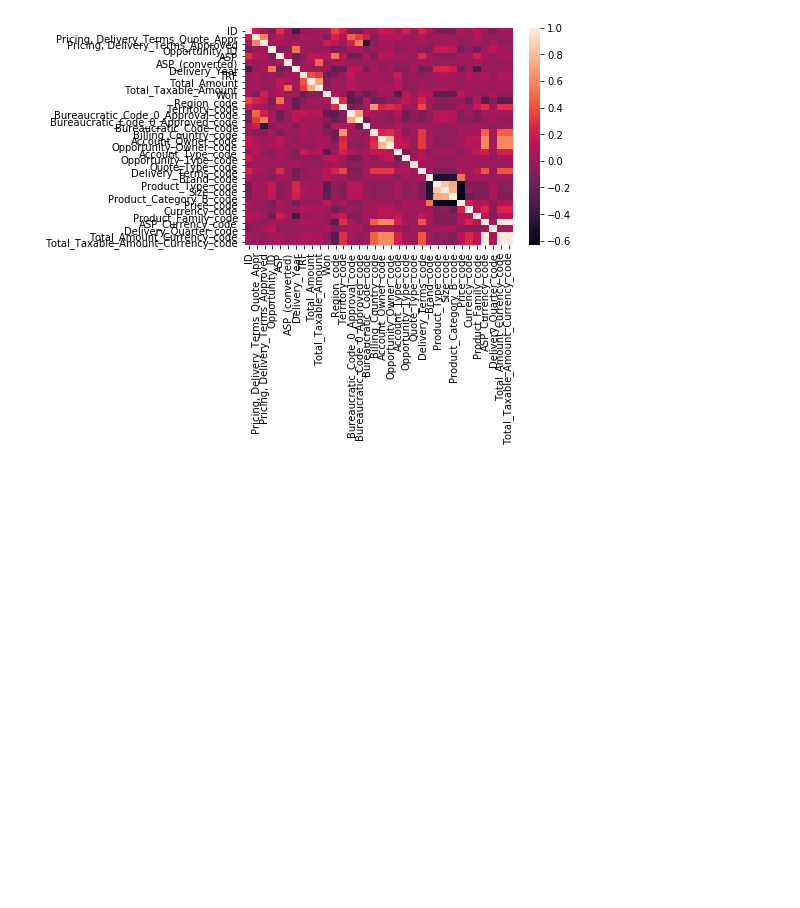
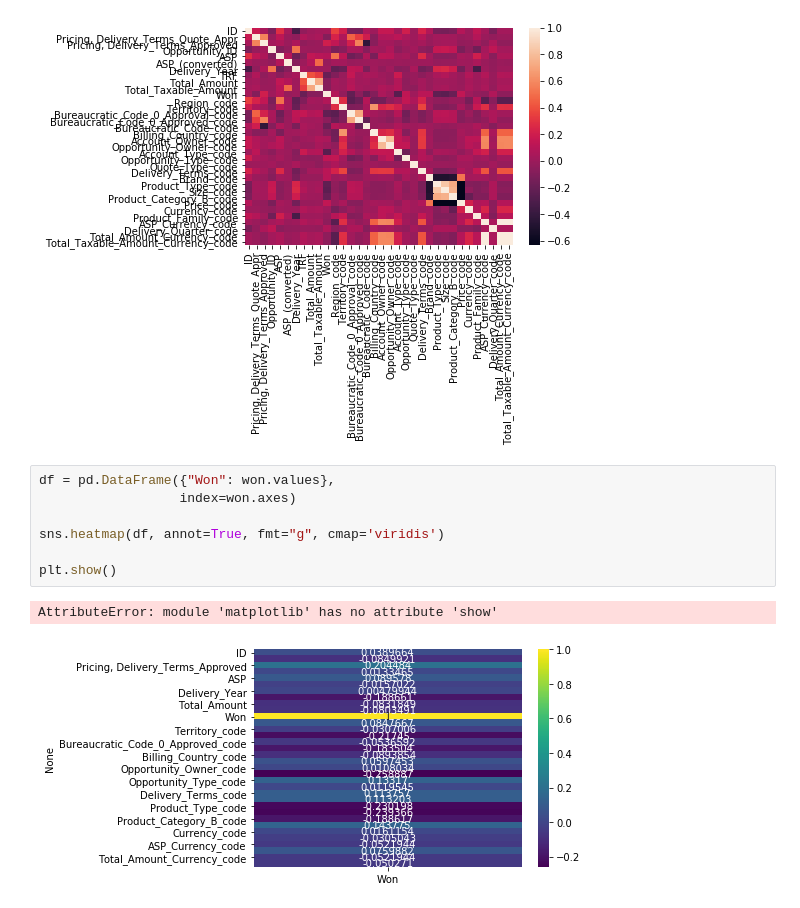
Before and after one commit to CeciliaRoldan/Pycantes, a Jupyter notebook: notebooks/correlation.ipynb, the cells around one changed output. Drawn from its saved outputs; the diff is of its cells as text; blank space fills up the shorter version.

Commit message:
Heatmap solo con la columna Won

```diff
--- a/notebooks/correlation.ipynb
+++ b/notebooks/correlation.ipynb
@@ -144,3 +177,13 @@ sns.heatmap(corr,
 # %% [output]
 <matplotlib.axes._subplots.AxesSubplot at 0x...>
 [figure]
+# %%
+df = pd.DataFrame({"Won": won.values},
+                  index=won.axes)
+
+sns.heatmap(df, annot=True, fmt="g", cmap='viridis')
+
+plt.show()
+# %% [output]
+AttributeError: module 'matplotlib' has no attribute 'show'
+[figure, added]
```
Also changed, not shown: parts of 4 cells of this notebook.
